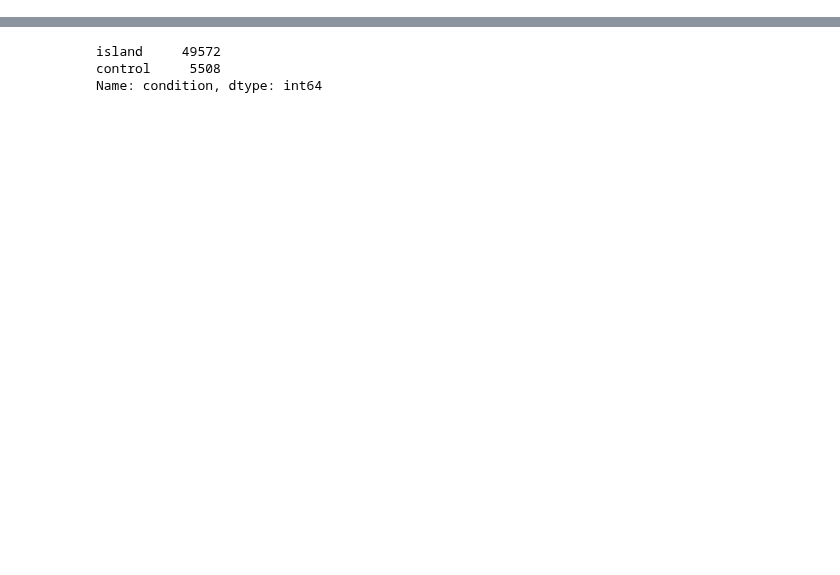
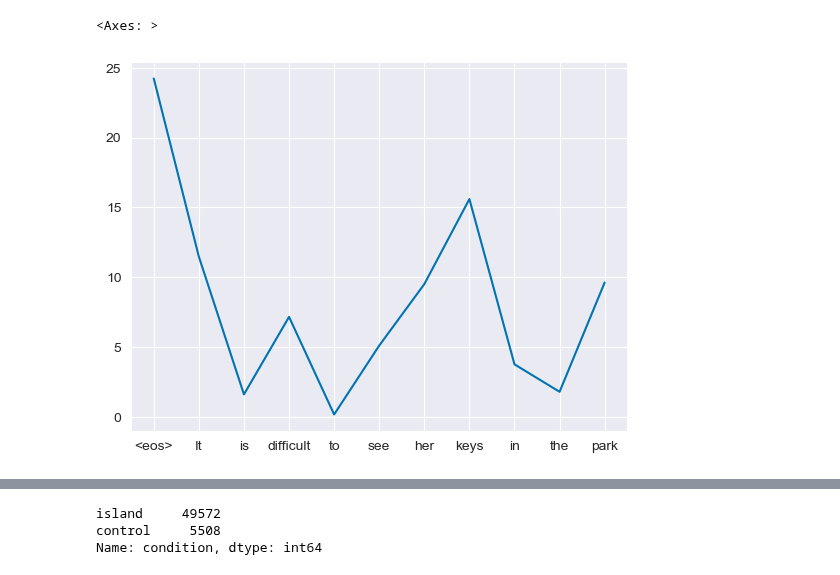
Before and after one commit to umd-psycholing/lm-syntactic-generalization, a Jupyter notebook: simple_cfg_analysis.ipynb, the cells around one changed output, grey strips where cells are left out. Saved outputs shown, nothing was run; the diff lists cells and outputs as text; code cells hidden in the pictures; blank space fills up the shorter version.

```diff
--- a/simple_cfg_analysis.ipynb
+++ b/simple_cfg_analysis.ipynb
@@ -34,0 +63,8 @@ effects[(effects['model'] == 'grnn') & (effects['construction'] == 'tough') &
+# %%
+grnn_values = grnn_surprisal("It is difficult to see her keys in the park")
+word = [result[0] for result in grnn_values]
+surprisal = [result[1] for result in grnn_values]
+sns.lineplot(x = word, y = surprisal)
+# %% [output]
+<Axes: >
+[figure, added]
```
Also changed, not shown: parts of 13 cells of this notebook, 1 other file.
